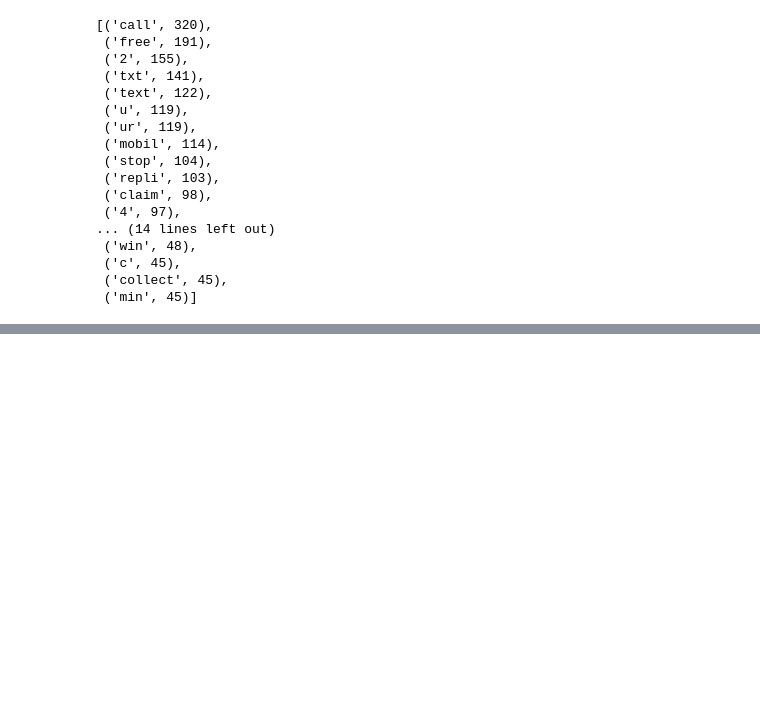
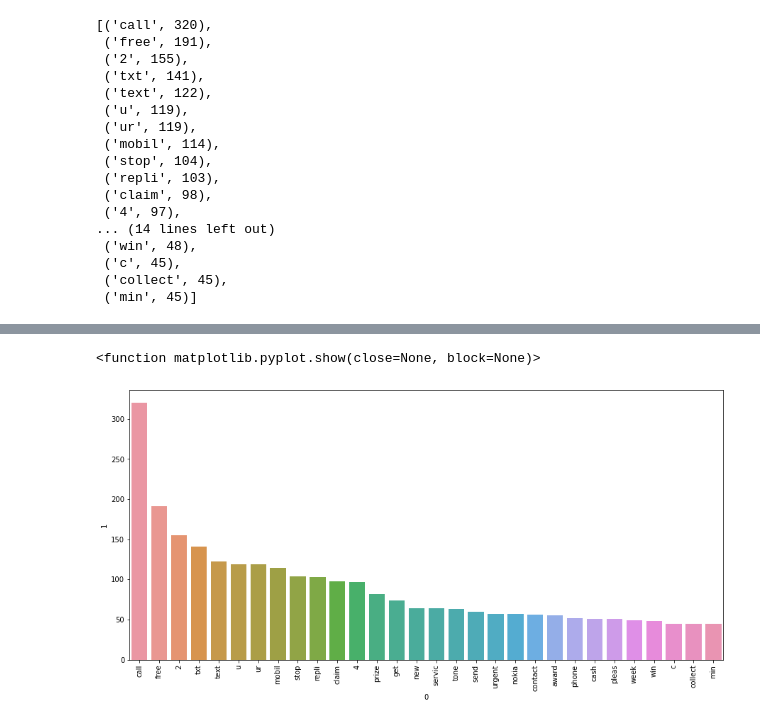
Before and after one commit to Soham2402/Spam_SMS-Email_Classifier, a Jupyter notebook: Email sms classifier.ipynb, the cells around one changed output, grey strips where cells are left out. Drawn from its saved outputs; the diff is of its cells as text; code cells hidden in the pictures; blank space fills up the shorter version.

Commit message:
Analyzed and Vizualized the top 30 most used words in spam and ham

```diff
--- a/Email sms classifier.ipynb
+++ b/Email sms classifier.ipynb
@@ -459,0 +469,8 @@ common_spam_words = pd.DataFrame(Counter(spam_corpus).most_common(30))
+# %%
+plt.figure(figsize = (15,7))
+sns.barplot(common_spam_words[0],common_spam_words[1]) #selecting col 0 and 1
+plt.xticks(rotation = "vertical") #rotating the label in x axis
+plt.show
+# %% [output]
+<function matplotlib.pyplot.show(close=None, block=None)>
+[figure, added]
```
Also changed, not shown: parts of 4 cells of this notebook.
